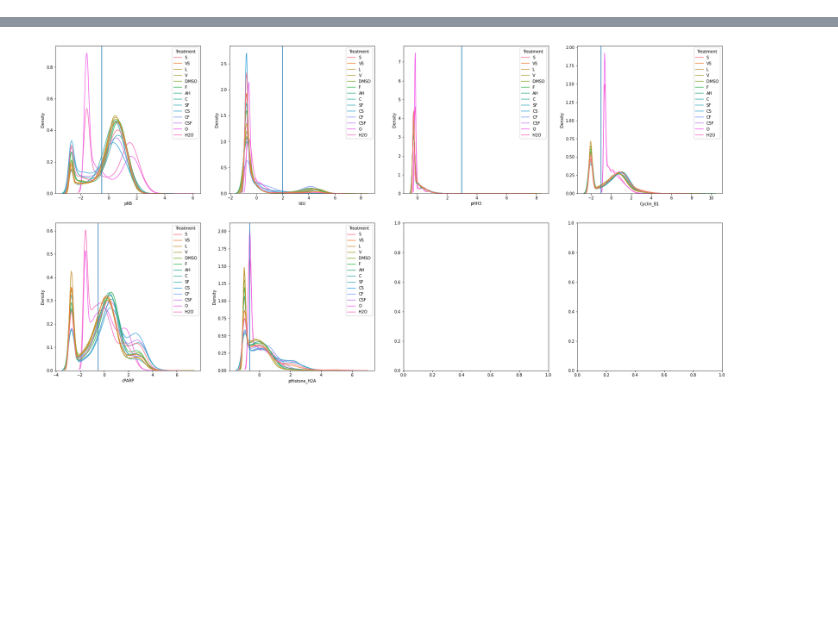
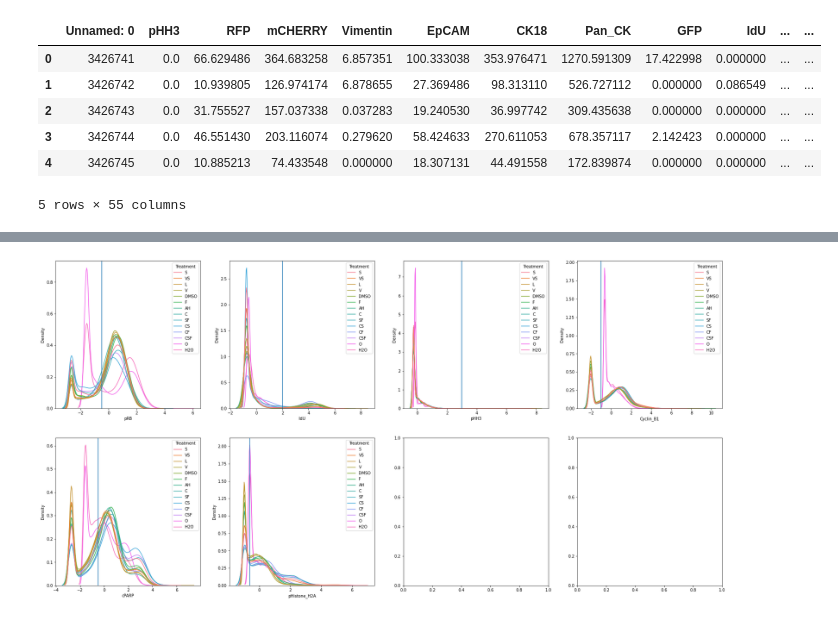
Before and after one commit to MariaRamosZ/Trellis_how_to, a Jupyter notebook: Trellis_steps_kaggle.ipynb, the cells around one changed output, grey strips where cells are left out. Drawn from its saved outputs; the diff is of its cells as text; code cells hidden in the pictures; blank space fills up the shorter version.

```diff
--- a/Trellis_steps_kaggle.ipynb
+++ b/Trellis_steps_kaggle.ipynb
@@ -45,2 +76,12 @@ from MultiscaleEMD import MetricTree
 # %%
+#Load dataframe containing PDO 21 data
 raw_df = pd.read_csv("/kaggle/input/trellis-pdo21-pdo-caf-screen/Metadata_PDO21")
+raw_df.head()
+# %% [output]
+|  | Unnamed: 0 | pHH3 | RFP | mCHERRY | Vimentin | EpCAM | CK18 | Pan_CK | GFP | IdU | ... | ... |
+| 0 | 3426741 | 0.0 | 66.629486 | 364.683258 | 6.857351 | 100.333038 | 353.976471 | 1270.591309 | 17.422998 | 0.000000 | ... | ... |
+| 1 | 3426742 | 0.0 | 10.939805 | 126.974174 | 6.878655 | 27.369486 | 98.313110 | 526.727112 | 0.000000 | 0.086549 | ... | ... |
+| 2 | 3426743 | 0.0 | 31.755527 | 157.037338 | 0.037283 | 19.240530 | 36.997742 | 309.435638 | 0.000000 | 0.000000 | ... | ... |
+| 3 | 3426744 | 0.0 | 46.551430 | 203.116074 | 0.279620 | 58.424633 | 270.611053 | 678.357117 | 2.142423 | 0.000000 | ... | ... |
+| 4 | 3426745 | 0.0 | 10.885213 | 74.433548 | 0.000000 | 18.307131 | 44.491558 | 172.839874 | 0.000000 | 0.000000 | ... | ... |
+5 rows × 55 columns
```
Also changed, not shown: parts of 11 cells of this notebook.
